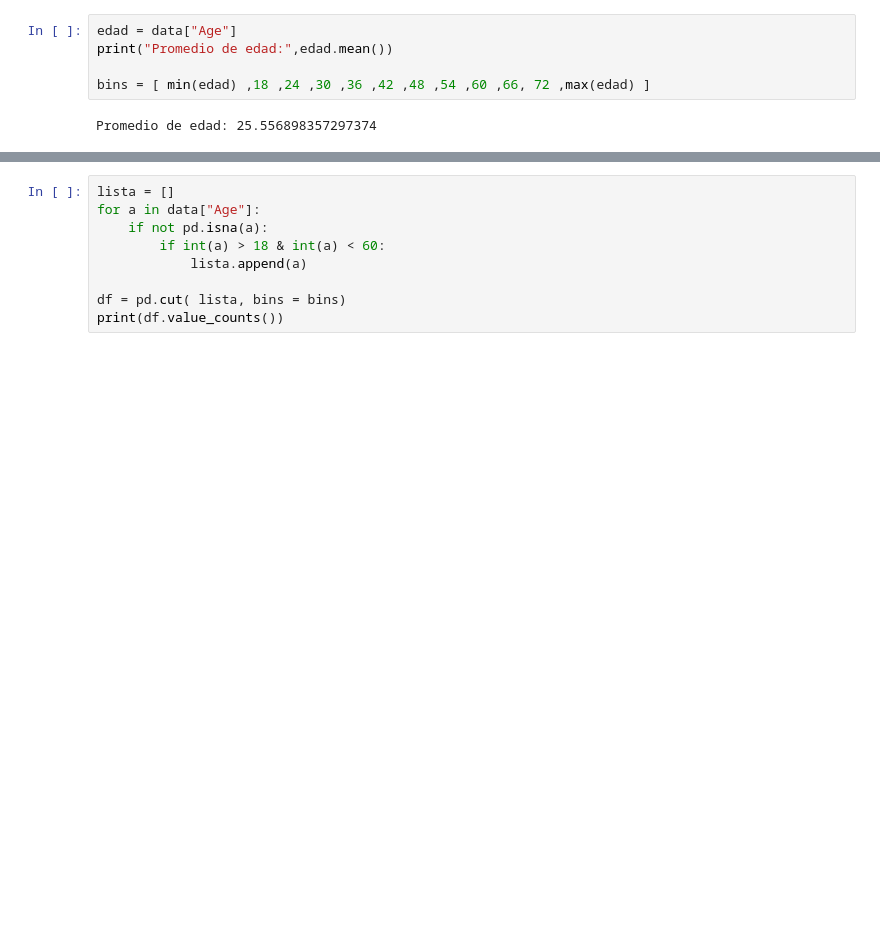
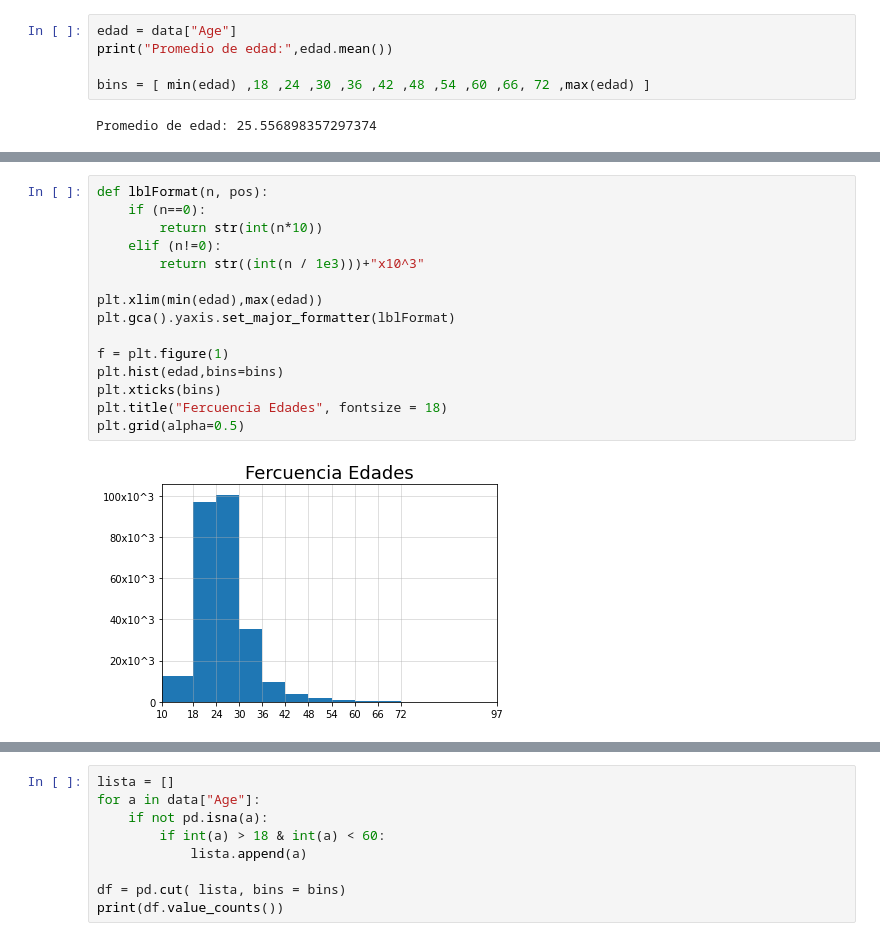
Before and after one commit to stbs22/scripts, a Jupyter notebook: Python/plot.ipynb, the cells around one changed output, grey strips where cells are left out. Saved outputs shown, nothing was run; the diff lists cells and outputs as text; blank space fills up the shorter version.

```diff
--- a/Python/plot.ipynb
+++ b/Python/plot.ipynb
@@ -41,0 +43,17 @@ edad = data["Age"]
+# %%
+def lblFormat(n, pos):
+    if (n==0):
+        return str(int(n*10))
+    elif (n!=0):
+        return str((int(n / 1e3)))+"x10^3"
+
+plt.xlim(min(edad),max(edad))
+plt.gca().yaxis.set_major_formatter(lblFormat)
+
+f = plt.figure(1)
+plt.hist(edad,bins=bins)
+plt.xticks(bins)
+plt.title("Fercuencia Edades", fontsize = 18)
+plt.grid(alpha=0.5)
+# %% [output]
+[figure, added]
```
Also changed, not shown: parts of 4 cells of this notebook, 2 other files.
